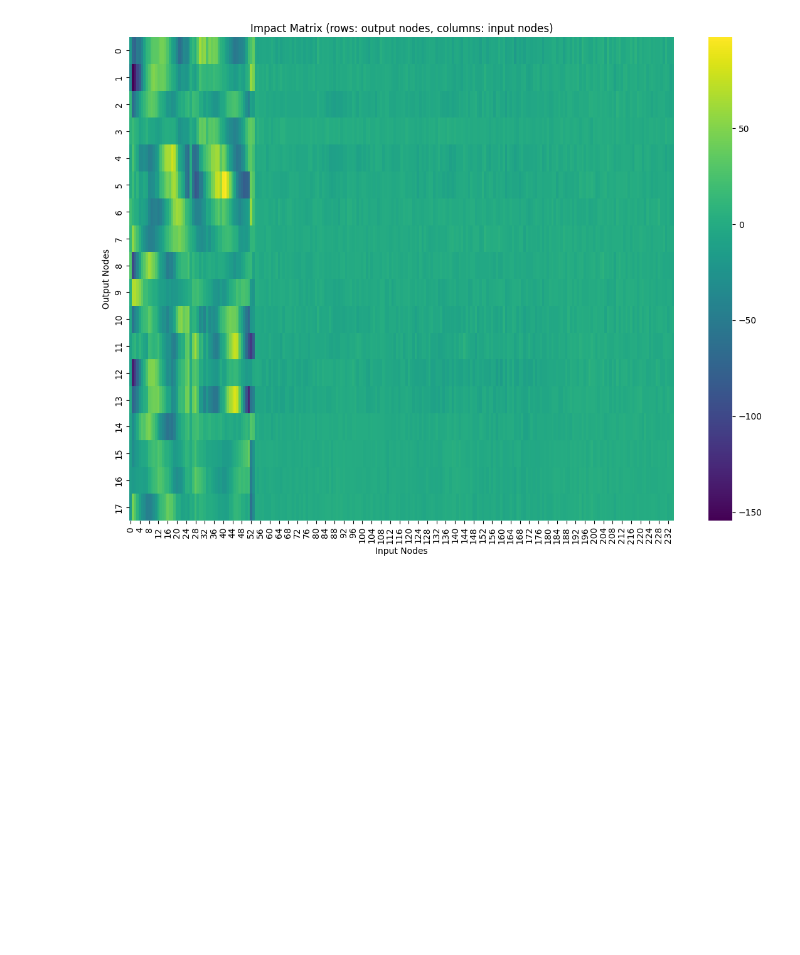
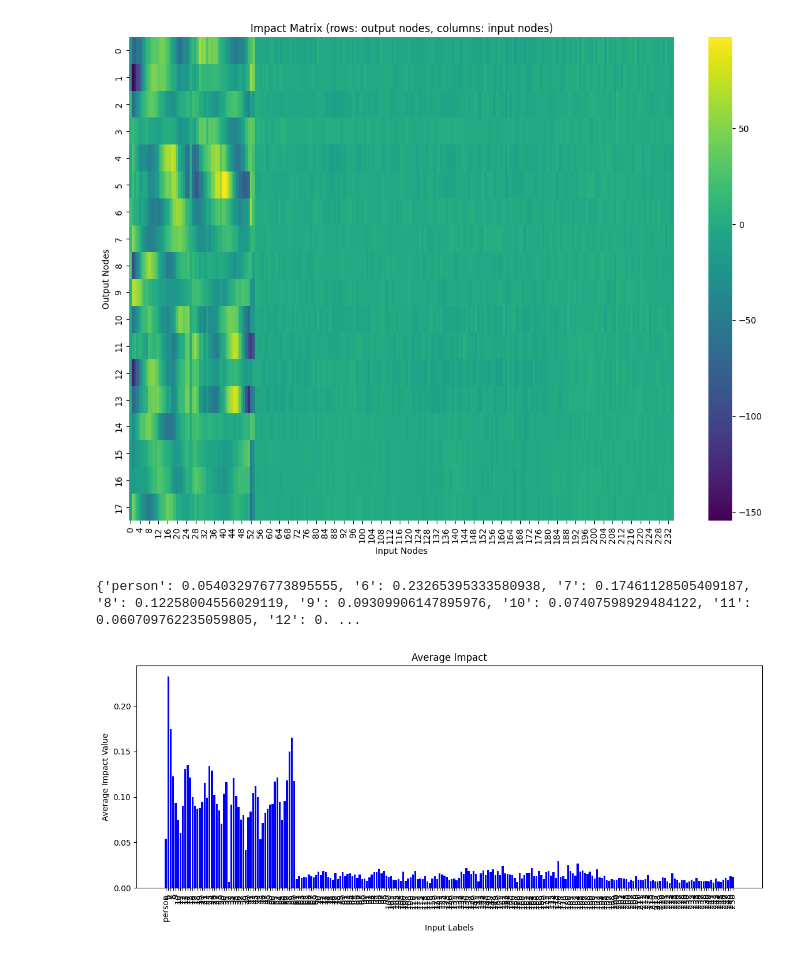
Before and after one commit to l1h2/channel_state_information, a Jupyter notebook: models/test_mlp.ipynb, the cells around one changed output. Saved outputs shown, nothing was run; the diff lists cells and outputs as text; code cells hidden in the pictures; blank space fills up the shorter version.

```diff
--- a/models/test_mlp.ipynb
+++ b/models/test_mlp.ipynb
@@ -317,3 +317,31 @@ plt.ylabel("Output Nodes")
 plt.show()
 # %% [output]
 [figure]
+# %%
+sum = [0] * inputs
+count = 0
+
+for t in impact_matrix:
+    for i, v in enumerate(t):
+        sum[i] += abs(v)
+        count += 1
+
+average_impact = {
+    str(l): s / count
+    # for l, s in sorted(zip(input_labels, sum), key=lambda item: item[1])
+    for l, s in zip(input_labels, sum)
+}
+print(average_impact)
+
+labels = list(average_impact.keys())
+values = list(average_impact.values())
+plt.figure(figsize=(14, 5))
+plt.bar(labels, values, color="blue")
+plt.title("Average Impact")
+plt.xlabel("Input Labels")
+plt.ylabel("Average Impact Value")
+plt.xticks(rotation=90)
+plt.show()
+# %% [output]
+{'person': 0.054032976773895555, '6': 0.23265395333580938, '7': 0.17461128505409187, '8': 0.12258004556029119, '9': 0.09309906147895976, '10': 0.07407598929484122, '11': 0.060709762235059805, '12': 0. ...
+[figure, added]
```
Also changed, not shown: parts of 2 cells of this notebook, 1 other file.
